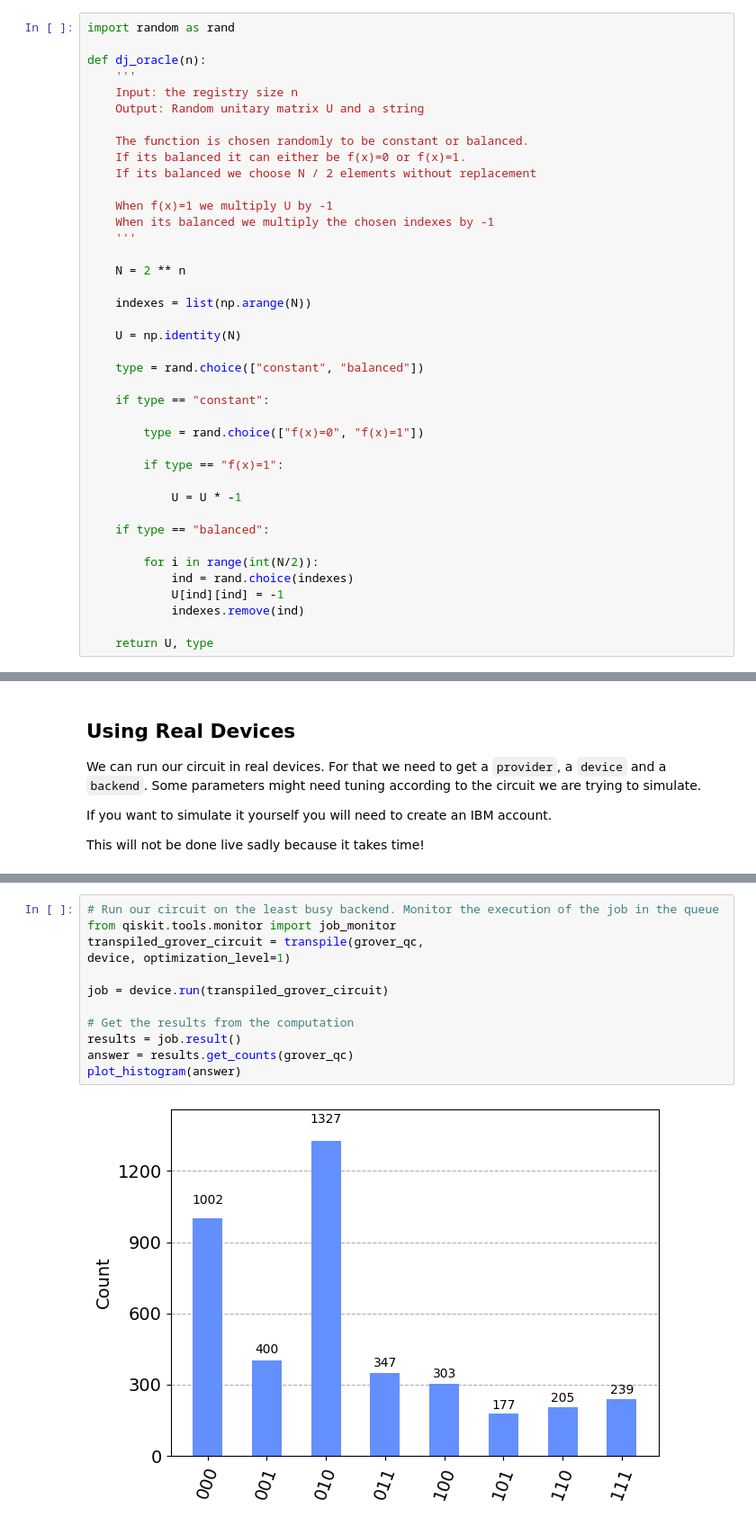
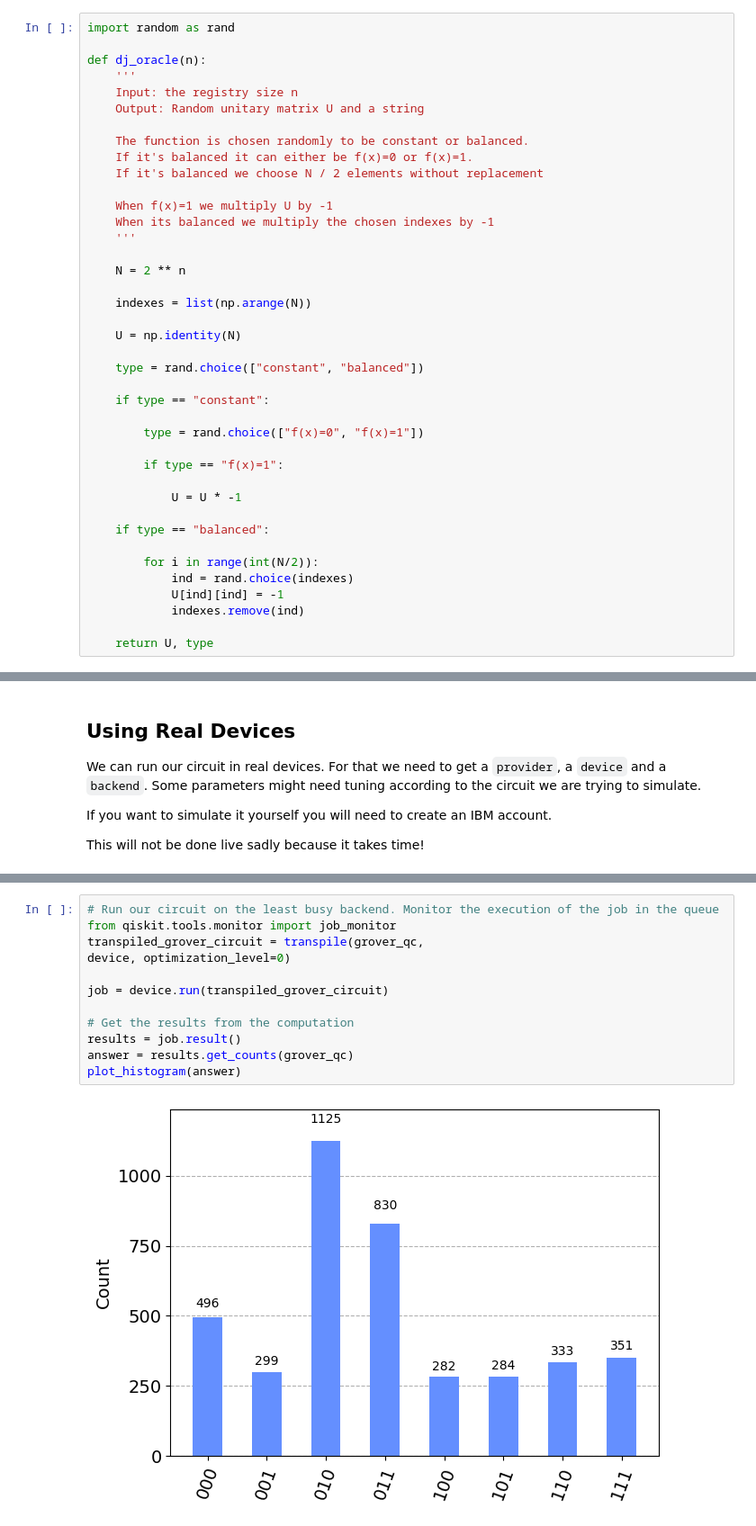
Before and after one commit to nunopcfmarques/IICQ-Project, a Jupyter notebook: IICQ-Project.ipynb, the cells around one changed output, grey strips where cells are left out. Shown at 90% size. Saved outputs shown, nothing was run; the diff lists cells and outputs as text.

```diff
--- a/IICQ-Project.ipynb
+++ b/IICQ-Project.ipynb
@@ -142,8 +148,8 @@ def dj_oracle(n):
     Output: Random unitary matrix U and a string
 
     The function is chosen randomly to be constant or balanced.
-    If its balanced it can either be f(x)=0 or f(x)=1.
-    If its balanced we choose N / 2 elements without replacement
+    If it's balanced it can either be f(x)=0 or f(x)=1.
+    If it's balanced we choose N / 2 elements without replacement
 
     When f(x)=1 we multiply U by -1
     When its balanced we multiply the chosen indexes by -1
@@ -362,14 +365,14 @@ ibmqfactory.load_account:WARNING:2023-01-04 19:47:08,996: Credentials are alread
 # %%
 # Run our circuit on the least busy backend. Monitor the execution of the job in the queue
 from qiskit.tools.monitor import job_monitor
 transpiled_grover_circuit = transpile(grover_qc,
-device, optimization_level=1)
+device, optimization_level=0)
 
 job = device.run(transpiled_grover_circuit)
 
 # Get the results from the computation
 results = job.result()
 answer = results.get_counts(grover_qc)
 plot_histogram(answer)
 # %% [output]
-[figure, old version]
+[figure, new version]
```
Also changed, not shown: parts of 12 cells of this notebook, 2 other files.
